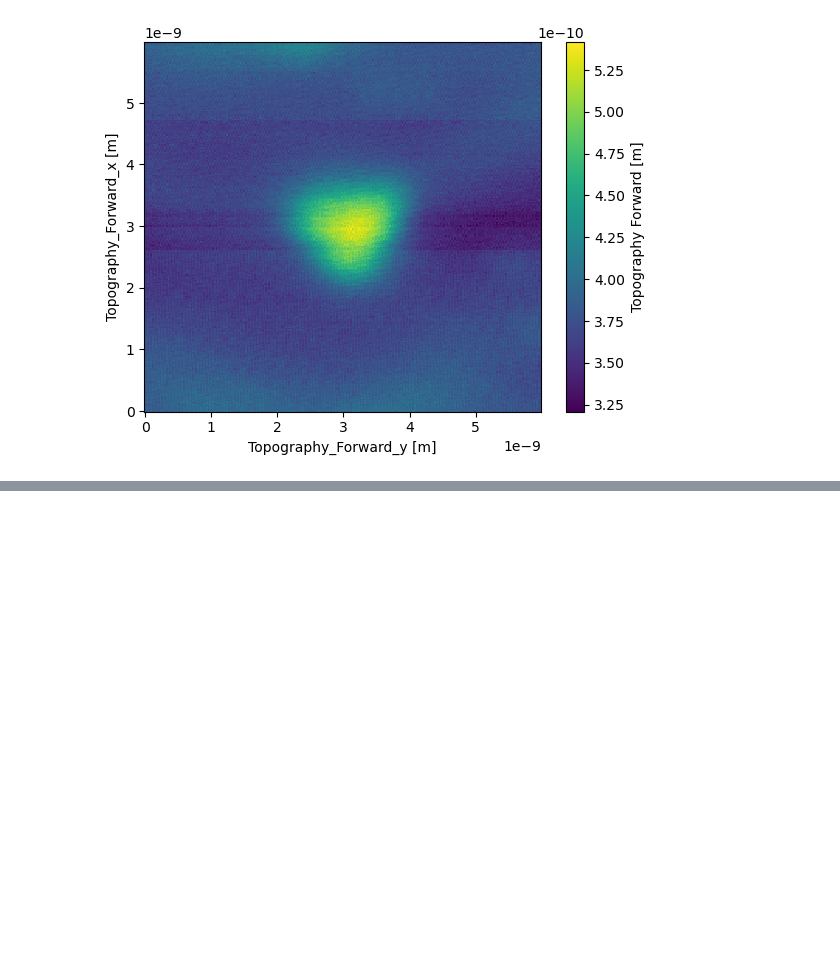
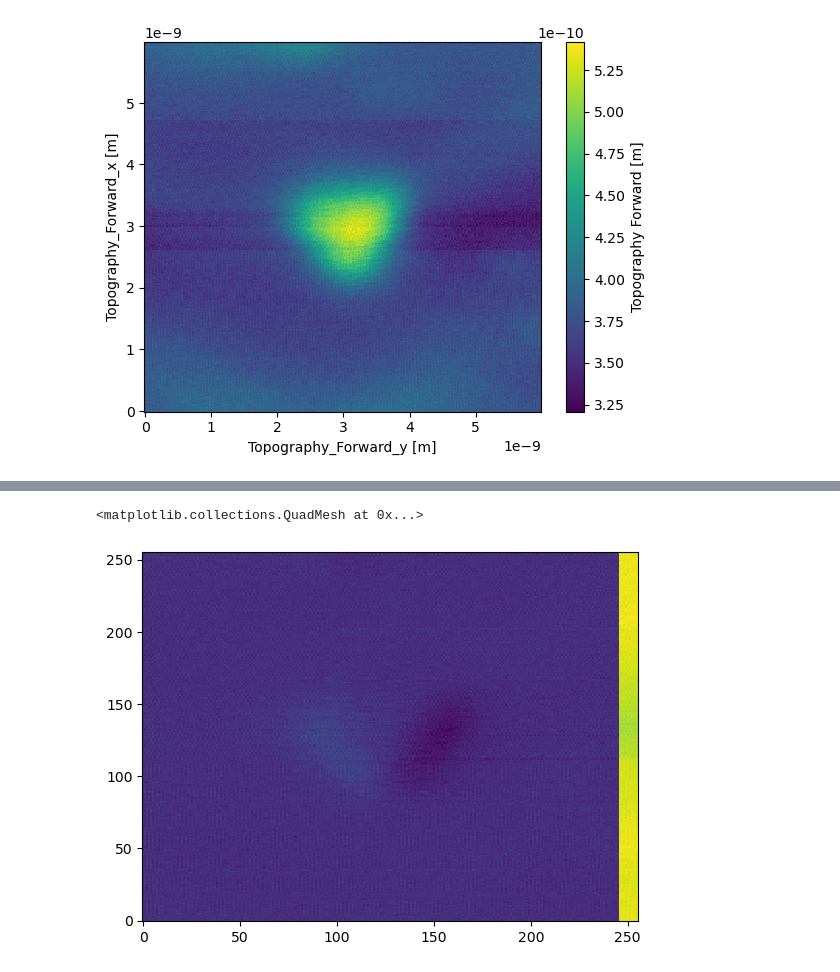
Before and after one commit to lucasosiewicz/STM-analyzer, a Jupyter notebook: battlefield.ipynb, the cells around one changed output, grey strips where cells are left out. Cells and saved outputs as stored; diff of their text form; code cells hidden in the pictures; blank space fills up the shorter version.

```diff
--- a/battlefield.ipynb
+++ b/battlefield.ipynb
@@ -395,0 +399,11 @@ matplotlib.axes._axes.Axes
+# %%
+*x, = range(0, 256)
+*y, = range(0, 256)
+
+z = tf_values[:, 10:] - tb_values[:, :-10]
+z = np.c_[z, tb_values[:, -10:]]
+
+plt.pcolormesh(x,y,z)
+# %% [output]
+<matplotlib.collections.QuadMesh at 0x...>
+[figure, added]
```
Also changed, not shown: parts of 9 cells of this notebook, 9 other files.
